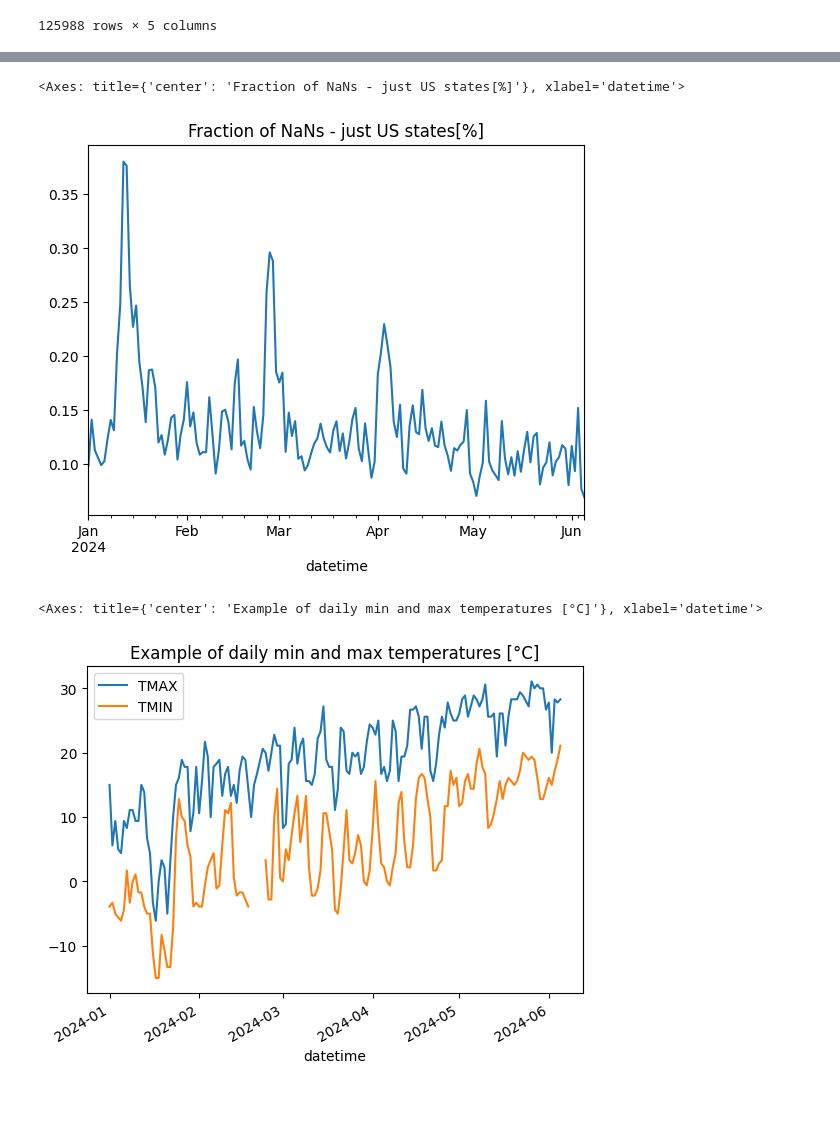
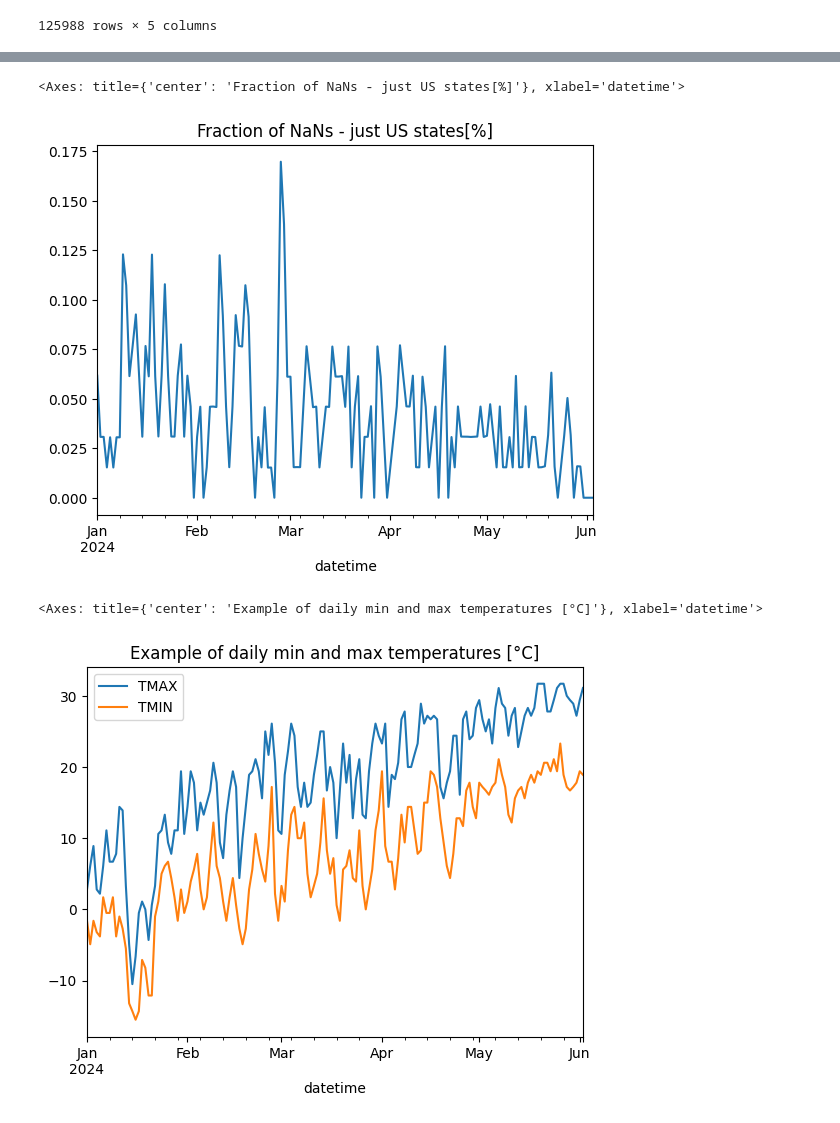
Before and after one commit to Peropero0/quantitative_finance_playground, a Jupyter notebook: notebooks/finance_notebooks/temperature_analysis/temperature_dataset_exploration.ipynb, the cells around one changed output, grey strips where cells are left out. Drawn from its saved outputs; the diff is of its cells as text; code cells hidden in the pictures.

```diff
--- a/notebooks/finance_notebooks/temperature_analysis/temperature_dataset_exploration.ipynb
+++ b/notebooks/finance_notebooks/temperature_analysis/temperature_dataset_exploration.ipynb
@@ -89,3 +89,4 @@ del dataset
 temperature.groupby('s_flag').size().sort_values(ascending=False)
 # I want to keep the value W, since is the summary of the day
 # when in this data available?
+temperature = temperature.loc[temperature['s_flag'] == 'W']
@@ -213,9 +200,9 @@ temperature = temperature.loc[temperature.index.get_level_values('id').isin(us_i
 (100 * temperature.isna().groupby('datetime').sum().sum(axis=1) / temperature.groupby('datetime').count().sum(axis=1)).plot(title='Fraction of NaNs - just US states[%]')
 # %% [output]
 <Axes: title={'center': 'Fraction of NaNs - just US states[%]'}, xlabel='datetime'>
-[figure, old version]
+[figure, new version]
 # %%
-temperature.loc[temperature.index.get_level_values('id') == 'USC00010063', ['TMAX', 'TMIN']].droplevel(1).plot(title='Example of daily min and max temperatures [°C]')
+temperature.loc[temperature.index.get_level_values('id') == 'USC00035189', ['TMAX', 'TMIN']].droplevel(1).plot(title='Example of daily min and max temperatures [°C]')
 # %% [output]
 <Axes: title={'center': 'Example of daily min and max temperatures [°C]'}, xlabel='datetime'>
-[figure, old version]
+[figure, new version]
```
Also changed, not shown: parts of 5 cells of this notebook, 1 other file.
